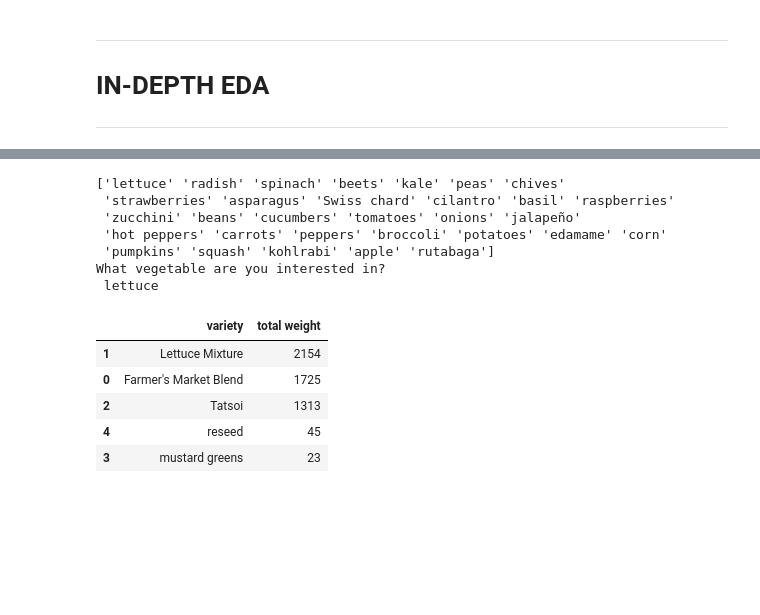
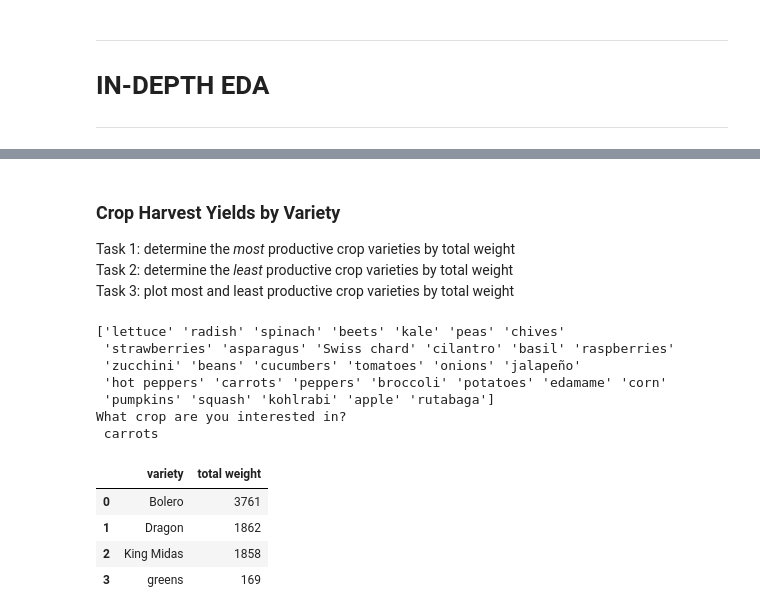
Before and after one commit to jasminebarrera/garden_project, a Jupyter notebook: harvest_eda.ipynb, the cells around one changed output, grey strips where cells are left out. Cells and saved outputs as stored; diff of their text form; code cells hidden in the pictures; blank space fills up the shorter version.

```diff
--- a/harvest_eda.ipynb
+++ b/harvest_eda.ipynb
@@ -10,6 +13,7 @@ pd.set_option('display.width', 1000)
 # %%
 # READ IN DATA
 harvest_df = pd.read_csv("harvest_2020.csv")
+harvest_df = harvest_df.rename(columns= {'vegetable': 'crop'})
 # %%
 # DATA OVERVIEW
 print(show_data_overview(harvest_df))
@@ -84,26 +107,30 @@ plt.close()
+# %% [markdown]
+### Crop Harvest Yields by Variety
+Task 1: determine the *most* productive crop varieties by total weight <br>
+Task 2: determine the *least* productive crop varieties by total weight <br>
+Task 3: plot most and least productive crop varieties by total weight <br>
 # %%
-## Vegetable Variety Productivity by Harvest Weight
-unique_vegetables = harvest_df["vegetable"].unique() #.astype(str).tolist()
-veg_dict = dict.fromkeys(unique_vegetables)
+## Crop Variety Productivity by Harvest Weight
+unique_crops = harvest_df["crop"].unique() #.astype(str).tolist()
+crop_dict = dict.fromkeys(unique_crops)
 
-for vegetable in unique_vegetables:
-    veg_list = harvest_df.loc[harvest_df["vegetable"] == vegetable]
-    grouped_veg_var = veg_list.groupby(["variety"])["weight"].sum().reset_index().rename(columns= {'weight':'total weight'})
-    veg_dict[vegetable] = grouped_veg_var.sort_values(by=["total weight"], ascending=False)[0:5]
+for crop in unique_crops:
+    crop_list = harvest_df.loc[harvest_df["crop"] == crop]
+    grouped_crop_var = crop_list.groupby(["variety"])["weight"].sum().reset_index().rename(columns= {'weight':'total weight'})
+    crop_dict[crop] = grouped_crop_var.sort_values(by=["total weight"], ascending=False)[0:5]
 
-print(unique_vegetables)
-show_vegetable_overview(veg_dict)
+print(unique_crops)
+show_crop_overview(crop_dict)
 # %% [output]
 ['lettuce' 'radish' 'spinach' 'beets' 'kale' 'peas' 'chives'
  'strawberries' 'asparagus' 'Swiss chard' 'cilantro' 'basil' 'raspberries'
  'zucchini' 'beans' 'cucumbers' 'tomatoes' 'onions' 'jalapeño'
  'hot peppers' 'carrots' 'peppers' 'broccoli' 'potatoes' 'edamame' 'corn'
  'pumpkins' 'squash' 'kohlrabi' 'apple' 'rutabaga']
-What vegetable are you interested in?
- lettuce
+What crop are you interested in?
+ carrots
 |  | variety | total weight |
-| 1 | Lettuce Mixture | 2154 |
-| 0 | Farmer's Market Blend | 1725 |
-| 2 | Tatsoi | 1313 |
-| 4 | reseed | 45 |
-| 3 | mustard greens | 23 |
+| 0 | Bolero | 3761 |
+| 1 | Dragon | 1862 |
+| 2 | King Midas | 1858 |
+| 3 | greens | 169 |
```
Also changed, not shown: parts of 7 cells of this notebook, 2 other files.
